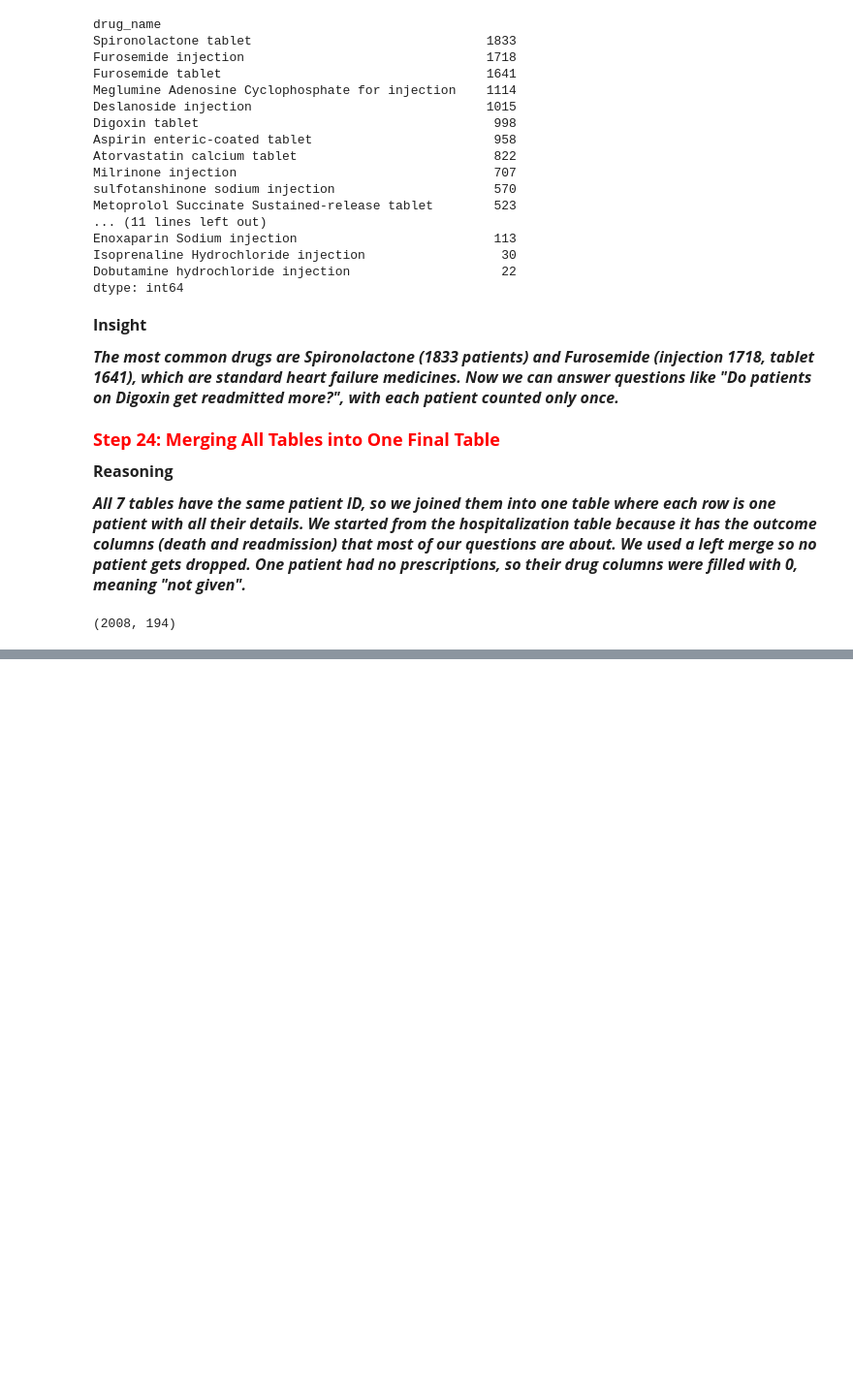
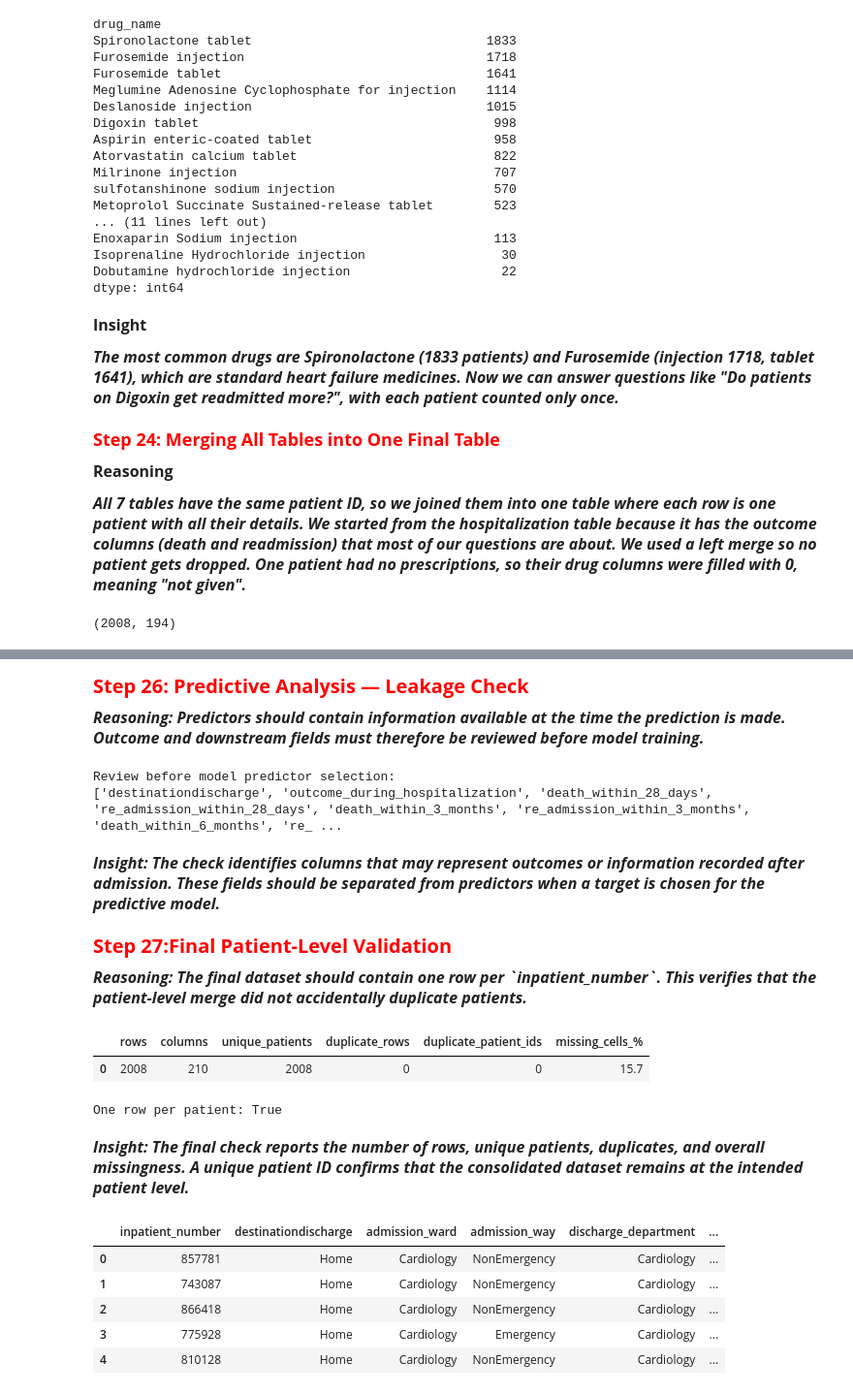
Before and after one commit to SaranyaShanmugam2026/Team2_PythonPioneers_PythonHackathon_Sep_2026, a Jupyter notebook: Team2_PythonPioneers_1.Datacleaning.ipynb, the cells around one changed output, grey strips where cells are left out. Shown at 97% size. Drawn from its saved outputs; the diff is of its cells as text; code cells hidden in the pictures; blank space fills up the shorter version.

Commit message:
Updated Data cleaning file steps 25-27 along with summary and new generated cleaned csv file
Updated Data cleaning file steps 25-27 along with summary and new generated cleaned csv file

```diff
--- a/Team2_PythonPioneers_1.Datacleaning.ipynb
+++ b/Team2_PythonPioneers_1.Datacleaning.ipynb
@@ -991,0 +1081,45 @@ dffinal.shape
+# %% [markdown]
+<p style="font-family: Cambria; font-size: 20px; color:red;"><b>Step 26: Predictive Analysis — Leakage Check</b></p>
+
+<p style="font-family: Cambria; font-size: 16px;"><b><i>Reasoning:</i></b><b><i>
+Predictors should contain information available at the time the prediction is made. Outcome and downstream fields must therefore be reviewed before model training.</p
+# %%
+outcome_keywords = [
+    "death", "outcome", "readmission", "re_admission",
+    "emergency", "time_of_death", "destinationdischarge"
+]
+possible_outcome_cols = [
+    c for c in dffinal.columns
+    if any(k in c.lower() for k in outcome_keywords)
+]
+print("Review before model predictor selection:")
+print(possible_outcome_cols)
+# %% [output]
+Review before model predictor selection:
+['destinationdischarge', 'outcome_during_hospitalization', 'death_within_28_days', 're_admission_within_28_days', 'death_within_3_months', 're_admission_within_3_months', 'death_within_6_months', 're_ ...
+# %% [markdown]
+<p style="font-family: Cambria; font-size: 16px;"><b><i>Insight:</i></b><b><i>
+The check identifies columns that may represent outcomes or information recorded after admission. These fields should be separated from predictors when a target is chosen for the predictive model.</p>
+# %% [markdown]
+<p style="font-family: Cambria; font-size: 20px; color:red;"><b>Step 27:Final Patient-Level Validation</b></p>
+
+<p style="font-family: Cambria; font-size: 16px;"><b><i>Reasoning:</i></b><b><i>
+The final dataset should contain one row per `inpatient_number`. This verifies that the patient-level merge did not accidentally duplicate patients.</p>
+# %%
+final_audit = pd.DataFrame([{
+    "rows": len(dffinal),
+    "columns": dffinal.shape[1],
+    "unique_patients": dffinal["inpatient_number"].nunique(),
+    "duplicate_rows": int(dffinal.duplicated().sum()),
+    "duplicate_patient_ids": int(dffinal["inpatient_number"].duplicated().sum()),
+    "missing_cells_%": round(dffinal.isna().mean().mean() * 100, 1)
+}])
+display(final_audit)
+print("One row per patient:", dffinal["inpatient_number"].is_unique)
+# %% [output]
+|  | rows | columns | unique_patients | duplicate_rows | duplicate_patient_ids | missing_cells_% |
+| 0 | 2008 | 210 | 2008 | 0 | 0 | 15.7 |
+One row per patient: True
+# %% [markdown]
+<p style="font-family: Cambria; font-size: 16px;"><b><i>Insight:</i></b><b><i>
+The final check reports the number of rows, unique patients, duplicates, and overall missingness. A unique patient ID confirms that the consolidated dataset remains at the intended patient level.</p>
@@ -991,0 +1135,11 @@ dffinal.shape
+# %%
+#Show first 5 rows of final table with all columns
+pd.set_option('display.max_columns', None)
+dffinal.head()
+# %% [output]
+|  | inpatient_number | destinationdischarge | admission_ward | admission_way | discharge_department | ... |
+| 0 | 857781 | Home | Cardiology | NonEmergency | Cardiology | ... |
+| 1 | 743087 | Home | Cardiology | NonEmergency | Cardiology | ... |
+| 2 | 866418 | Home | Cardiology | NonEmergency | Cardiology | ... |
+| 3 | 775928 | Home | Cardiology | Emergency | Cardiology | ... |
+| 4 | 810128 | Home | Cardiology | NonEmergency | Cardiology | ... |
```
Also changed, not shown: parts of 10 cells of this notebook, 1 other file.
